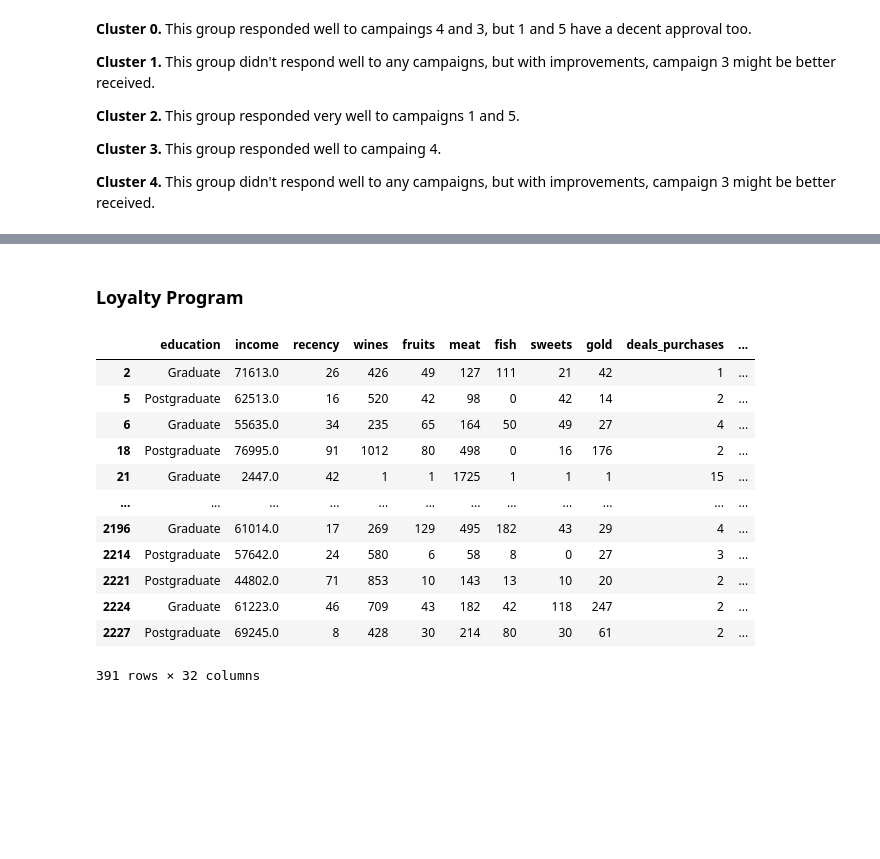
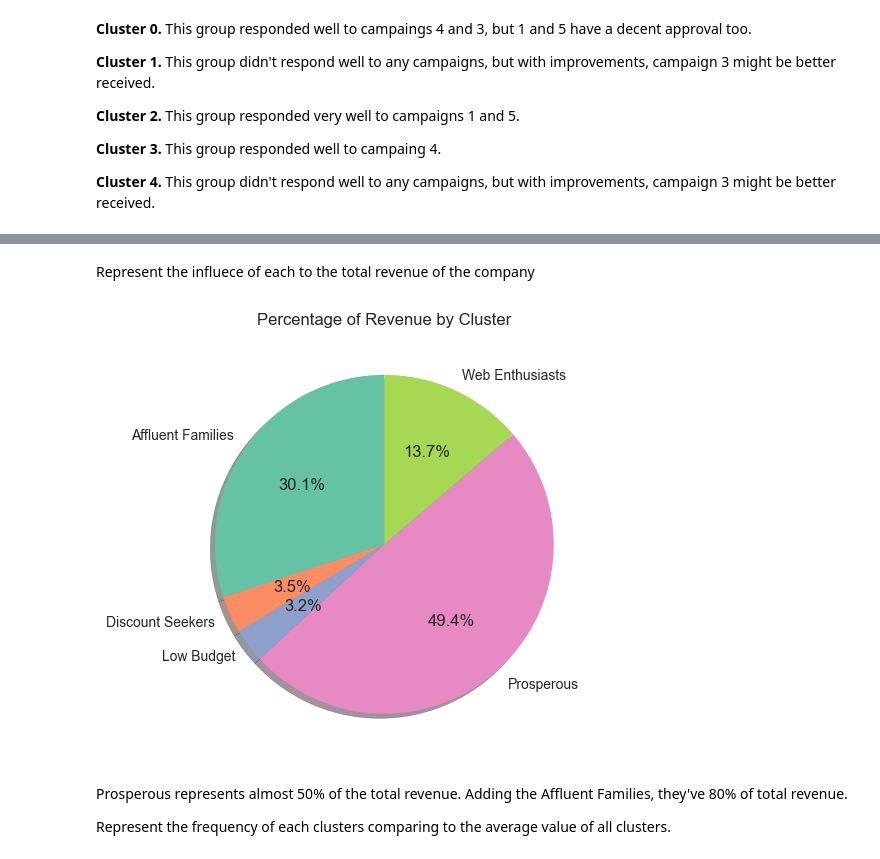
Before and after one commit to Anotherafael/CustomerSegmentation, a Jupyter notebook: Modeling.ipynb, the cells around one changed output, grey strips where cells are left out. Cells and saved outputs as stored; diff of their text form; code cells hidden in the pictures; blank space fills up the shorter version.

```diff
--- a/Modeling.ipynb
+++ b/Modeling.ipynb
@@ -431,22 +443,25 @@ plt.show()
 - Shows a low rate of campaign acceptance, with campaign 3 the most accepted.
 - Commonly old and middle-aged people, but has the majority of the young people.
 - Frequently uses the web application.
-# %% [markdown]
-### Loyalty Program
-# %%
-prosperous_df = df.loc[df['Clusters'] == 0].copy()
-prosperous_df
-# %% [output]
-|  | education | income | recency | wines | fruits | meat | fish | sweets | gold | deals_purchases | ... |
-| 2 | Graduate | 71613.0 | 26 | 426 | 49 | 127 | 111 | 21 | 42 | 1 | ... |
-| 5 | Postgraduate | 62513.0 | 16 | 520 | 42 | 98 | 0 | 42 | 14 | 2 | ... |
-| 6 | Graduate | 55635.0 | 34 | 235 | 65 | 164 | 50 | 49 | 27 | 4 | ... |
-| 18 | Postgraduate | 76995.0 | 91 | 1012 | 80 | 498 | 0 | 16 | 176 | 2 | ... |
-| 21 | Graduate | 2447.0 | 42 | 1 | 1 | 1725 | 1 | 1 | 1 | 15 | ... |
-| ... | ... | ... | ... | ... | ... | ... | ... | ... | ... | ... | ... |
-| 2196 | Graduate | 61014.0 | 17 | 269 | 129 | 495 | 182 | 43 | 29 | 4 | ... |
-| 2214 | Postgraduate | 57642.0 | 24 | 580 | 6 | 58 | 8 | 0 | 27 | 3 | ... |
-| 2221 | Postgraduate | 44802.0 | 71 | 853 | 10 | 143 | 13 | 10 | 20 | 2 | ... |
-| 2224 | Graduate | 61223.0 | 46 | 709 | 43 | 182 | 42 | 118 | 247 | 2 | ... |
-| 2227 | Postgraduate | 69245.0 | 8 | 428 | 30 | 214 | 80 | 30 | 61 | 2 | ... |
-391 rows × 32 columns
+# %%
+clusters_df = df.copy()
+clusters_df['Clusters'].replace({0: 'Affluent Families', 1: 'Discount Seekers',
+                                 2: 'Prosperous', 3: 'Web Enthusiasts',
+                                 4: 'Low Budget'}, inplace=True)
+# %% [markdown]
+Represent the influece of each to the total revenue of the company
+# %%
+labels = 'Affluent Families', 'Discount Seekers', 'Low Budget', 'Prosperous', 'Web Enthusiasts'
+sizes = clusters_df.groupby(['Clusters'])['monetary'].sum() / df['monetary'].sum()*100
+
+fig, ax = plt.subplots()
+ax.pie(sizes, labels=labels, autopct='%1.1f%%', shadow=True, startangle=90, colors=sns.color_palette('Set2'))
+
+plt.title('Percentage of Revenue by Cluster')
+plt.show()
+# %% [output]
+[figure, added]
+# %% [markdown]
+Prosperous represents almost 50% of the total revenue. Adding the Affluent Families, they've 80% of total revenue.
+
+Represent the frequency of each clusters comparing to the average value of all clusters.
```
Also changed, not shown: parts of 17 cells of this notebook, 10 other files.
